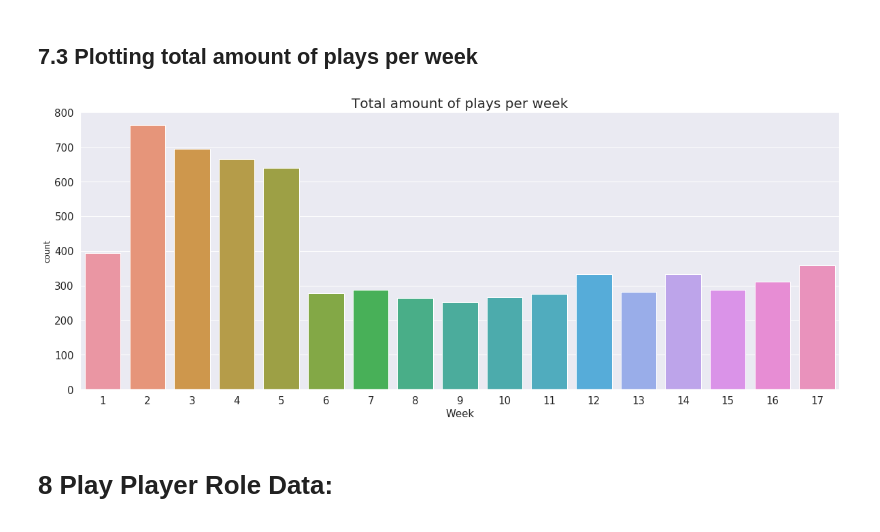
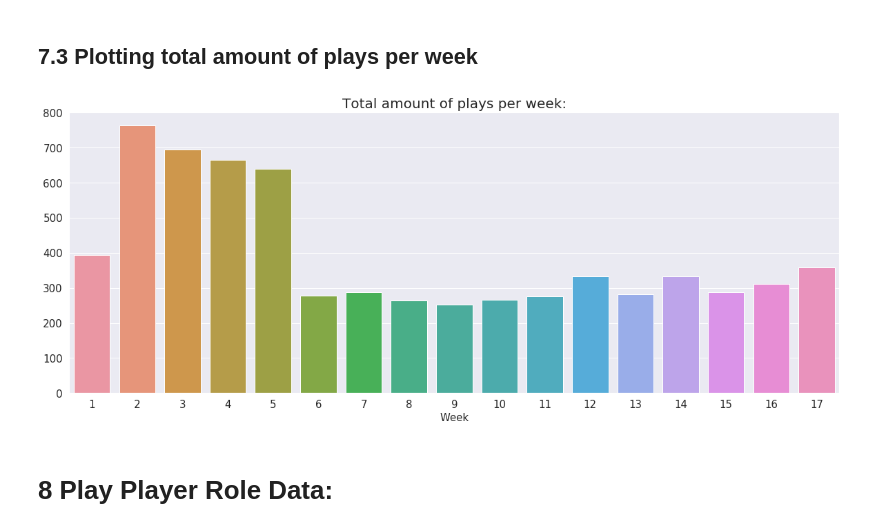
Before and after one commit to CJL89/NFL-Punt-Analysis, a Jupyter notebook: NFL_Punt_Analysis.ipynb, the cells around one changed output. Saved outputs shown, nothing was run; the diff lists cells and outputs as text; code cells hidden in the pictures.

```diff
--- a/NFL_Punt_Analysis.ipynb
+++ b/NFL_Punt_Analysis.ipynb
@@ -621,15 +623,17 @@ memory usage: 685.2+ KB
 # %%
 plt.figure(figsize=(20, 7.5))
 
 _ = sns.countplot(play_information['Week'])
-plt.title('Total amount of plays per week', fontsize=20)
+# _ = sns.swarmplot(x='Week', y='YardLine', data=play_information, hue='Poss_Team')
+plt.title('Total amount of plays per week:', fontsize=20)
 plt.xticks(fontsize=15)
 plt.yticks(fontsize=15)
 plt.xlabel('Week', fontsize=15)
+plt.ylabel('')
 
 plt.show()
 # %% [output]
-[figure, old version]
+[figure, new version]
 # %% [markdown]
 # <a id='play_player_role_data'><b>8 Play Player Role Data:</b></a>
 # %%
```
Also changed, not shown: parts of 8 cells of this notebook.
